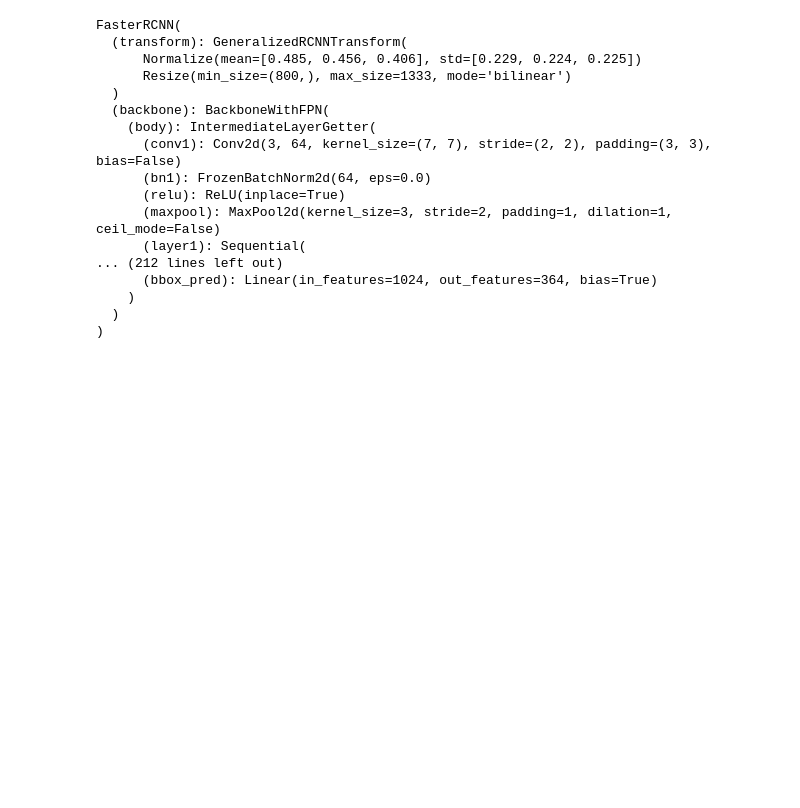
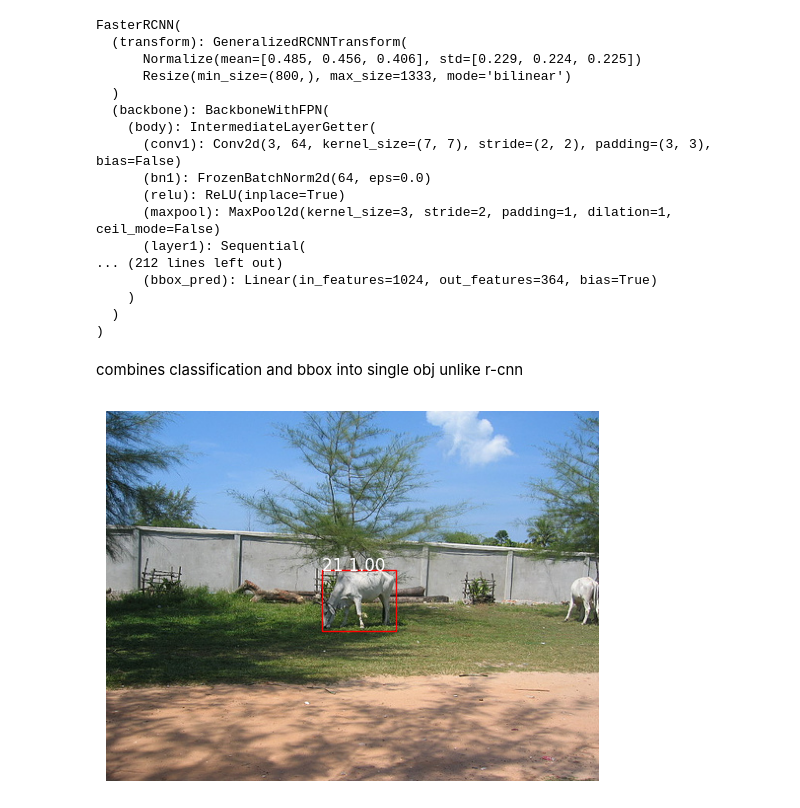
Before and after one commit to Hamsinideshmukh/Mastering-CV-with-Pytorch2.0, a Jupyter notebook: chapter9_obj_detection.ipynb, the cells around one changed output. Saved outputs shown, nothing was run; the diff lists cells and outputs as text; code cells hidden in the pictures; blank space fills up the shorter version.

Commit message:
Kaggle Notebook | chapter9_obj_detection | Version 3

```diff
--- a/chapter9_obj_detection.ipynb
+++ b/chapter9_obj_detection.ipynb
@@ -56,3 +56,36 @@ FasterRCNN(
     )
   )
 )
+# %% [markdown]
+combines classification and bbox into single obj unlike r-cnn
+# %%
+import torchvision.models.detection as detection
+from torchvision.models.detection import FasterRCNN_ResNet50_FPN_Weights
+from torchvision.transforms import functional as F
+from PIL import Image
+voc_dataset = VOCDetection(root='./voc_data', year='2012',
+image_set='val', download=False)
+image, annotation = voc_dataset[3]
+# Load an image
+image = image.convert("RGB")
+image_tensor = F.to_tensor(image).unsqueeze(0)
+with torch.no_grad():
+    prediction = model(image_tensor)
+    # Visualizing the results
+    boxes = prediction[0]['boxes']
+    labels = prediction[0]['labels']
+    scores = prediction[0]['scores']
+    # For simplicity, let's show the first detected object
+    box = boxes[0].numpy()
+    label = labels[0].item()
+    score = scores[0].item()
+    # Draw the bounding box and label on the image
+    plt.imshow(image)
+    plt.gca().add_patch(plt.Rectangle((box[0], box[1]), box[2] - box[0],
+    box[3] - box[1], fill=False, color='red'))
+    plt.text(box[0], box[1], f'{label} {score:.2f}', color='white',
+    fontsize=12)
+    plt.axis('off')
+    plt.show()
+# %% [output]
+[figure, added]
```
